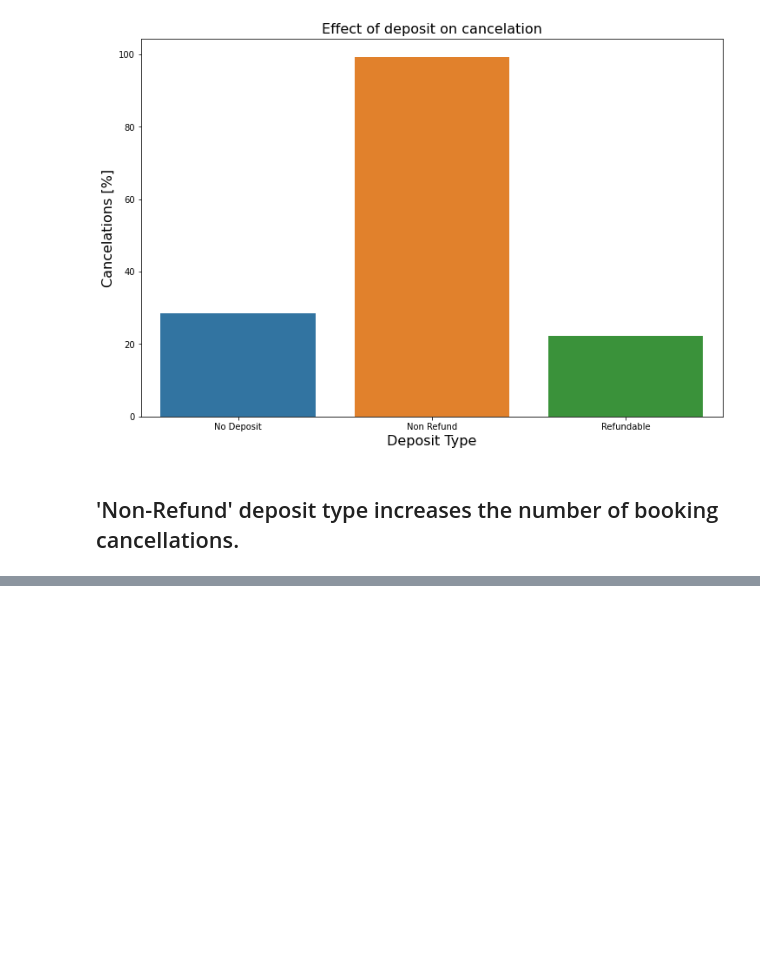
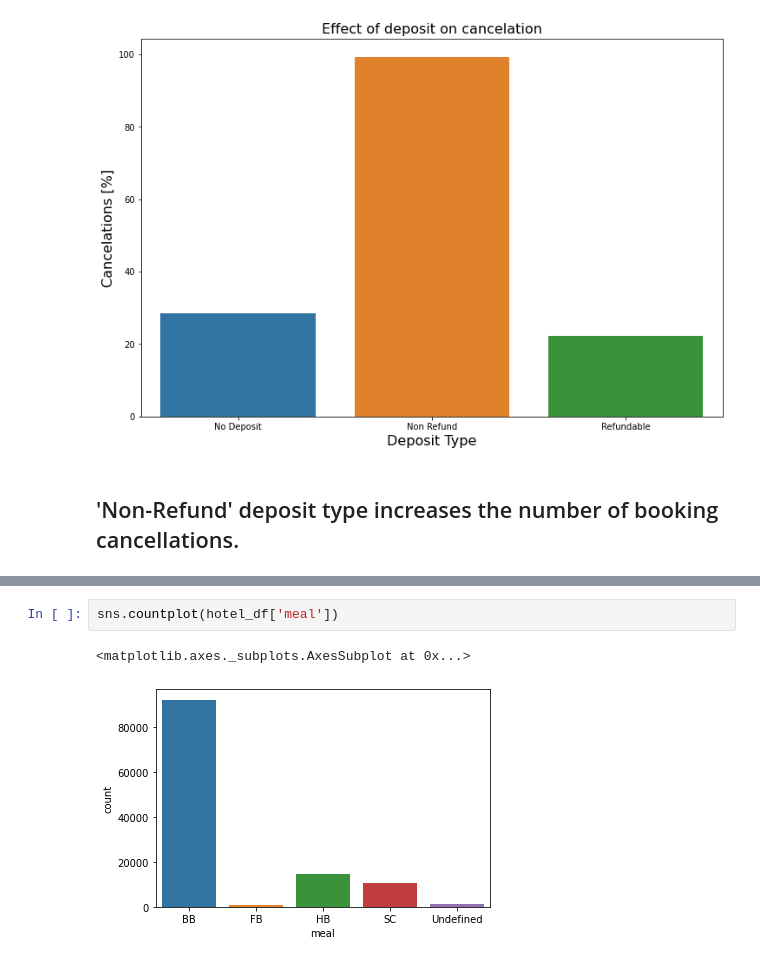
Before and after one commit to Shubhampanaskar/Hotel-Booking-Analysis-Capstone, a Jupyter notebook: Copy_of_Hotel_Booking_Analysis_BY_SHUBHAM_PANASKAR_Capstone_Project.ipynb, the cells around one changed output, grey strips where cells are left out. Saved outputs shown, nothing was run; the diff lists cells and outputs as text; blank space fills up the shorter version.

```diff
--- a/Copy_of_Hotel_Booking_Analysis_BY_SHUBHAM_PANASKAR_Capstone_Project.ipynb
+++ b/Copy_of_Hotel_Booking_Analysis_BY_SHUBHAM_PANASKAR_Capstone_Project.ipynb
@@ -573,0 +583,5 @@ Text(0, 0.5, 'Cancelations [%]')
+# %%
+sns.countplot(hotel_df['meal'])
+# %% [output]
+<matplotlib.axes._subplots.AxesSubplot at 0x...>
+[figure, added]
```
Also changed, not shown: parts of 5 cells of this notebook.
